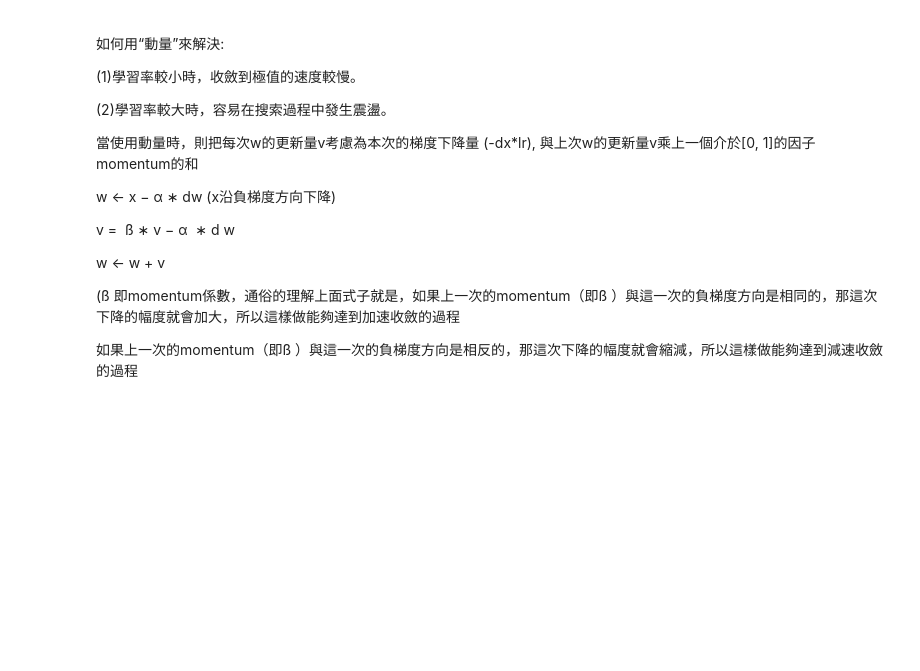
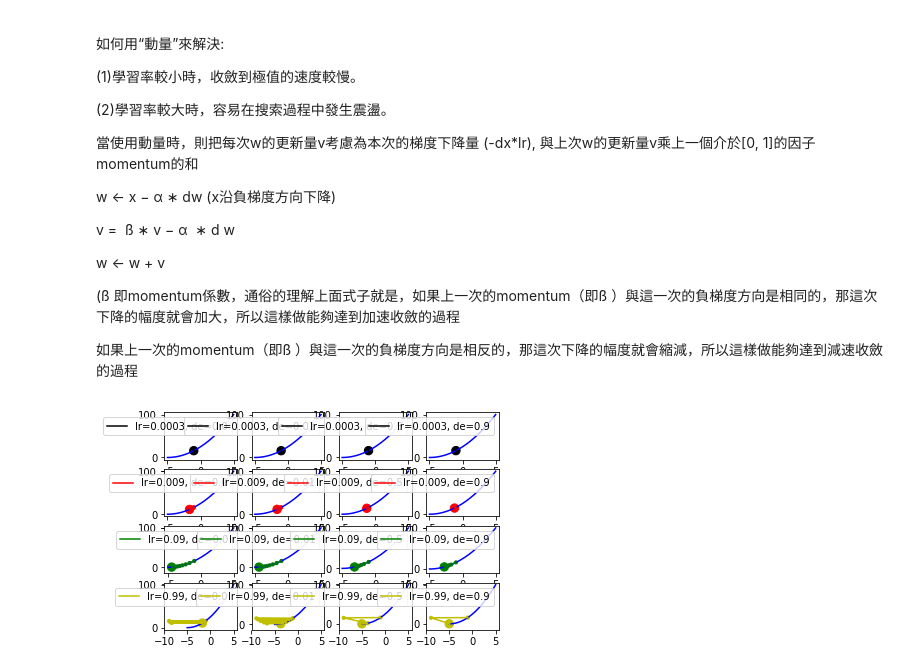
Before and after one commit to Irislin0315/100Day-ML-Marathon, a Jupyter notebook: Day_074-Gradient_Descent_HW.ipynb, the cells around one changed output. Saved outputs shown, nothing was run; the diff lists cells and outputs as text; code cells hidden in the pictures; blank space fills up the shorter version.

```diff
--- a/Day_074-Gradient_Descent_HW.ipynb
+++ b/Day_074-Gradient_Descent_HW.ipynb
@@ -159,28 +170,30 @@ w ← w + v
 # %%
 line_x = np.linspace(-5, 5, 100)
 line_y = func(line_x)
 plt.figure('Gradient Desent: Decay')
 
-'''
-x= w_init
+
+x_start = -1
 epochs = 10
 
-lr = [.......]
-decay = [.......]
-'''
+lr = [0.0003, 0.009, 0.09, 0.99]
+decay = [0.0, 0.01, 0.5, 0.9]
+
 
 color = ['k', 'r', 'g', 'y']
 
 row = len(lr)
 col = len(decay)
 size = np.ones(epochs + 1) * 10
 size[-1] = 70
 for i in range(row):
      for j in range(col):
         x = GD_decay(x_start, dfunc, epochs, lr=lr[i], decay=decay[j])
         plt.subplot(row, col, i * col + j + 1)
         plt.plot(line_x, line_y, c='b')
         plt.plot(x, func(x), c=color[i], label='lr={}, de={}'.format(lr[i], decay[j]))
         plt.scatter(x, func(x), c=color[i], s=size)
         plt.legend(loc=0)
 plt.show()
+# %% [output]
+[figure, added]
```
Also changed, not shown: parts of 3 cells of this notebook.
